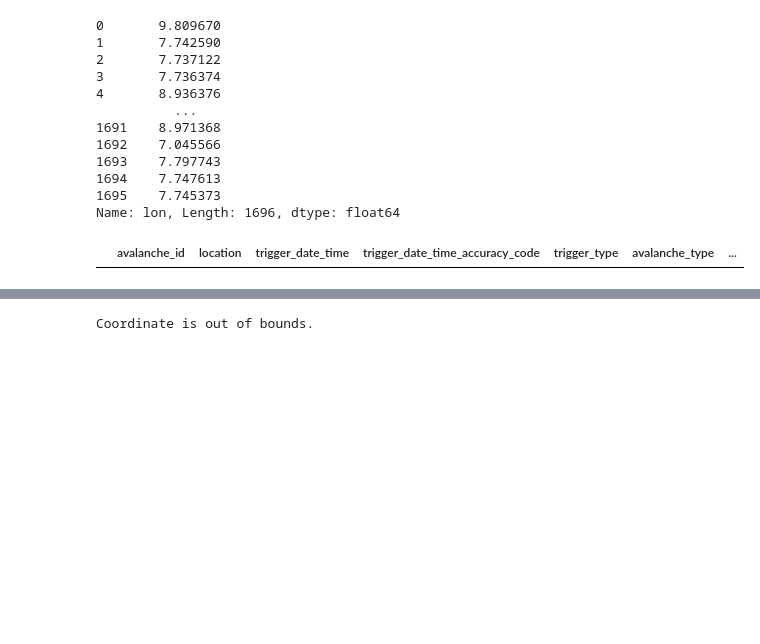
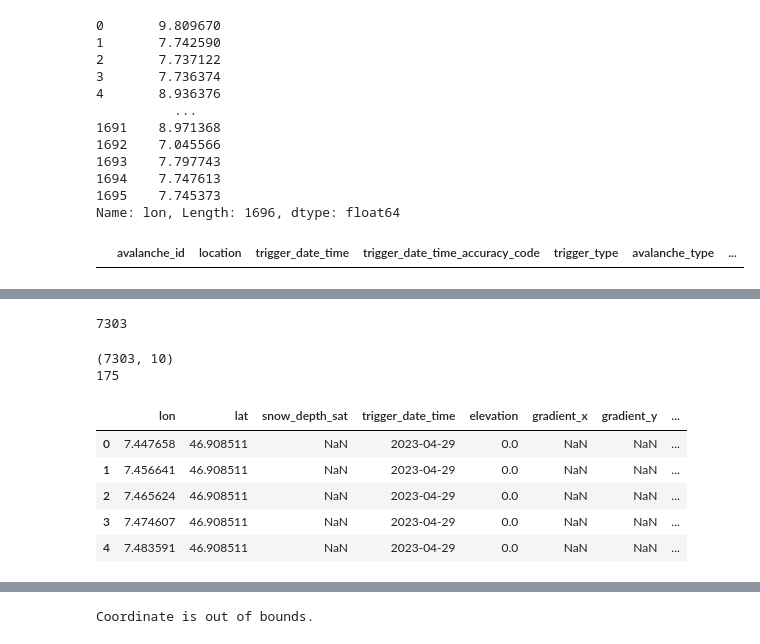
Before and after one commit to IlyaYakushevskiy/avalanche_sat, a Jupyter notebook: Sat Data/prepare_sat_ds.ipynb, the cells around one changed output, grey strips where cells are left out. Drawn from its saved outputs; the diff is of its cells as text; code cells hidden in the pictures; blank space fills up the shorter version.

```diff
--- a/Sat Data/prepare_sat_ds.ipynb
+++ b/Sat Data/prepare_sat_ds.ipynb
@@ -160,0 +217,6 @@ new_df.head()
+# %%
+test_map_df.loc[test_map_df["snow_depth_sat"] == 0, "snow_depth_sat"] = np.nan
+test_map_df["snow_depth_sat"].isna().sum()
+len(test_map_df["snow_depth_sat"])
+# %% [output]
+7303
@@ -161,3 +324,20 @@ new_df.head()
+# %%
+
+#test_map_df = test_map_df.dropna(thresh=len(test_map_df) * 0.8, axis=1)
+print(test_map_df.shape)
+print(test_map_df["gradient_x"].isna().sum())
+# %% [output]
+(7303, 10)
+175
+# %%
+test_map_df.head()
+# %% [output]
+|  | lon | lat | snow_depth_sat | trigger_date_time | elevation | gradient_x | gradient_y | ... |
+| 0 | 7.447658 | 46.908511 | NaN | 2023-04-29 | 0.0 | NaN | NaN | ... |
+| 1 | 7.456641 | 46.908511 | NaN | 2023-04-29 | 0.0 | NaN | NaN | ... |
+| 2 | 7.465624 | 46.908511 | NaN | 2023-04-29 | 0.0 | NaN | NaN | ... |
+| 3 | 7.474607 | 46.908511 | NaN | 2023-04-29 | 0.0 | NaN | NaN | ... |
+| 4 | 7.483591 | 46.908511 | NaN | 2023-04-29 | 0.0 | NaN | NaN | ... |
 # %%
 ###UPDATE SNOW DEPTH ESTIMATION FROM .TIF
 
```
Also changed, not shown: parts of 17 cells of this notebook, 7 other files.
